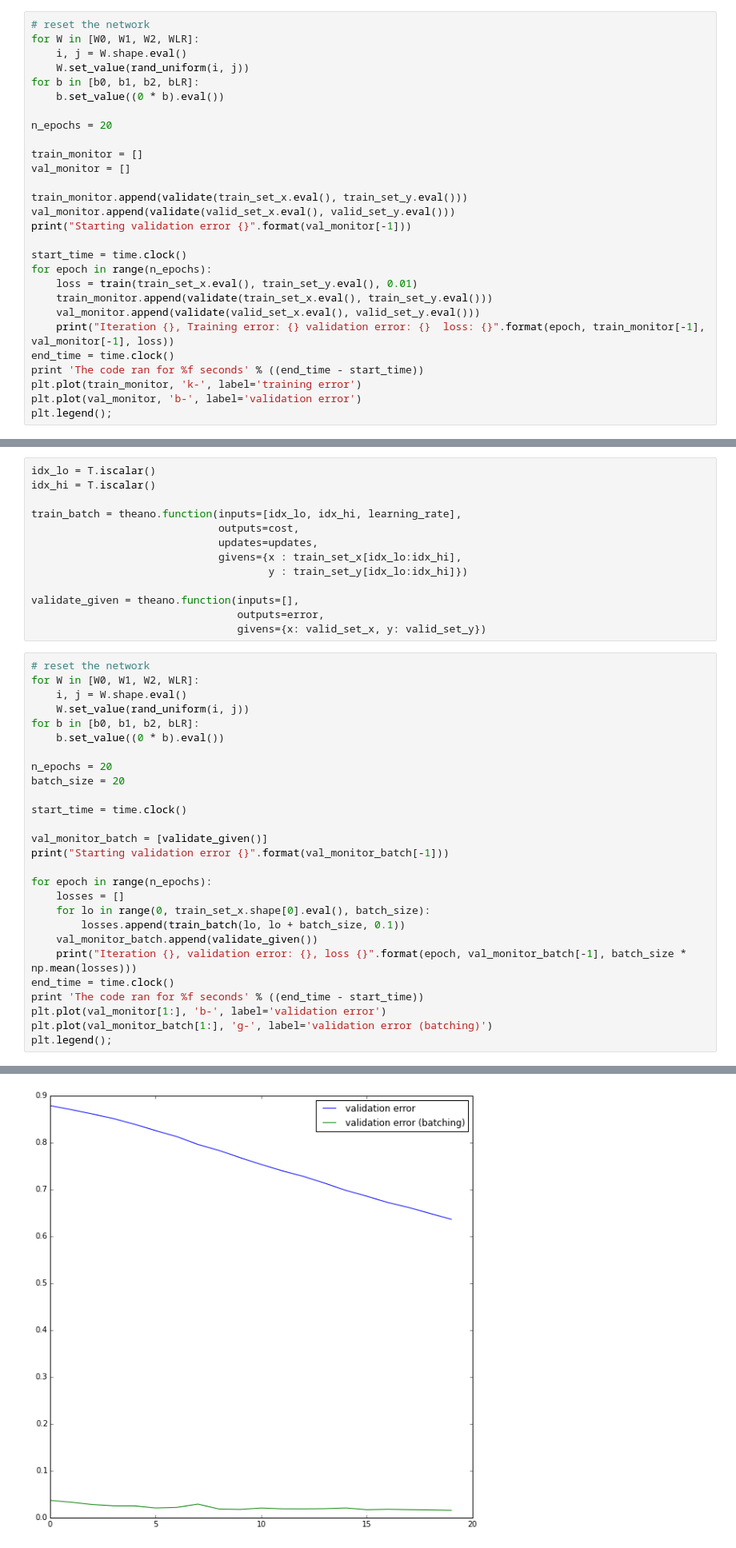
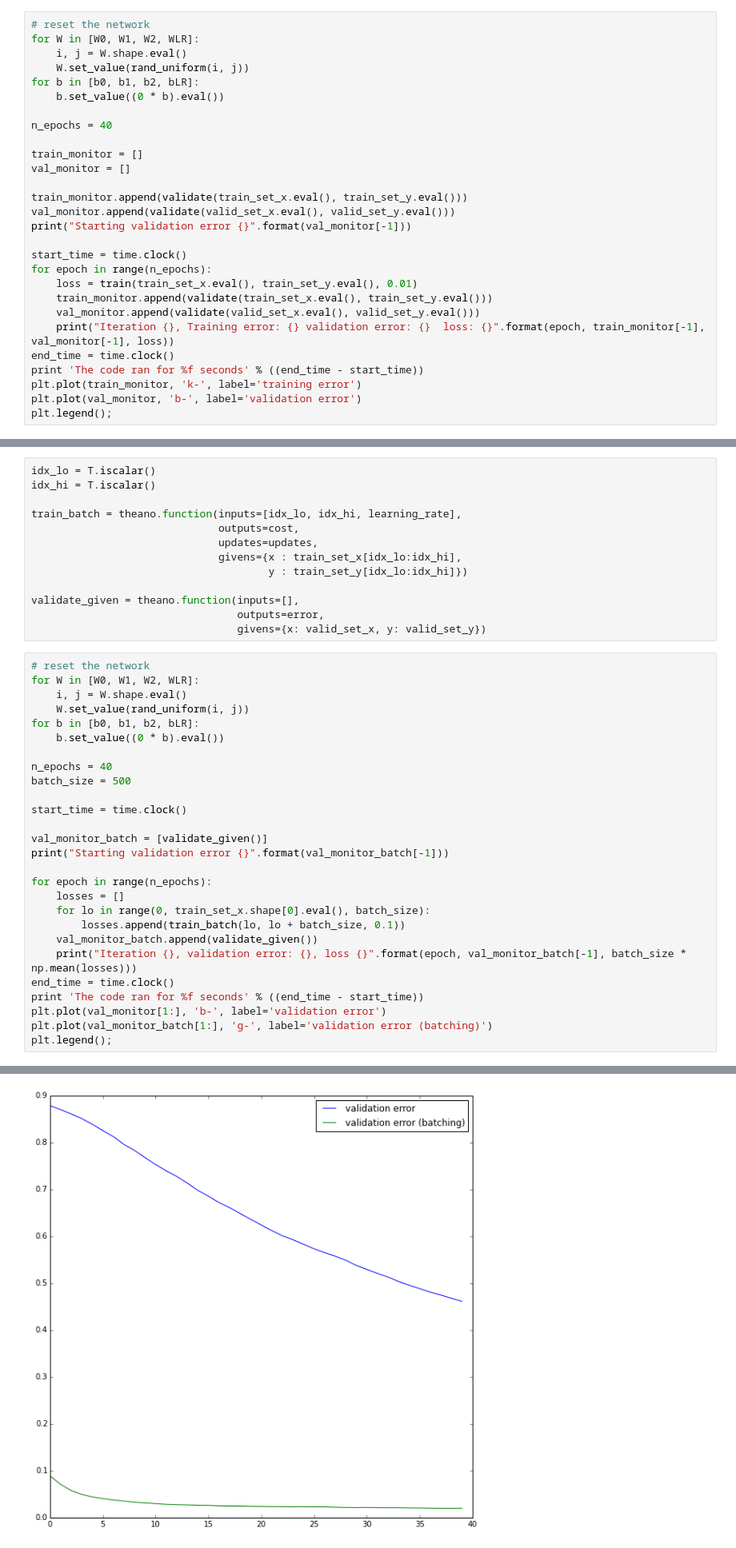
Before and after one commit to thouis/TheanoIntro, a Jupyter notebook: TheanoIntro.ipynb, the cells around one changed output, grey strips where cells are left out. Shown at 80% size. Cells and saved outputs as stored; diff of their text form.

```diff
--- a/TheanoIntro.ipynb
+++ b/TheanoIntro.ipynb
@@ -173,7 +171,7 @@ for W in [W0, W1, W2, WLR]:
 for b in [b0, b1, b2, bLR]:
     b.set_value((0 * b).eval())
 
-n_epochs = 20
+n_epochs = 40
 
 train_monitor = []
 val_monitor = []
@@ -237,8 +235,8 @@ for W in [W0, W1, W2, WLR]:
 for b in [b0, b1, b2, bLR]:
     b.set_value((0 * b).eval())
 
-n_epochs = 20
-batch_size = 20
+n_epochs = 40
+batch_size = 500
 
 start_time = time.clock()
 
@@ -277,4 +275,4 @@ The code ran for 1425.020094 seconds
-[figure, old version]
+[figure, new version]
 # %% [markdown]
 # Regularization
 ### Key Theano Point: Automatic differentiation gives the user expressive freedom
```
Also changed, not shown: parts of 11 cells of this notebook, 1 other file.
